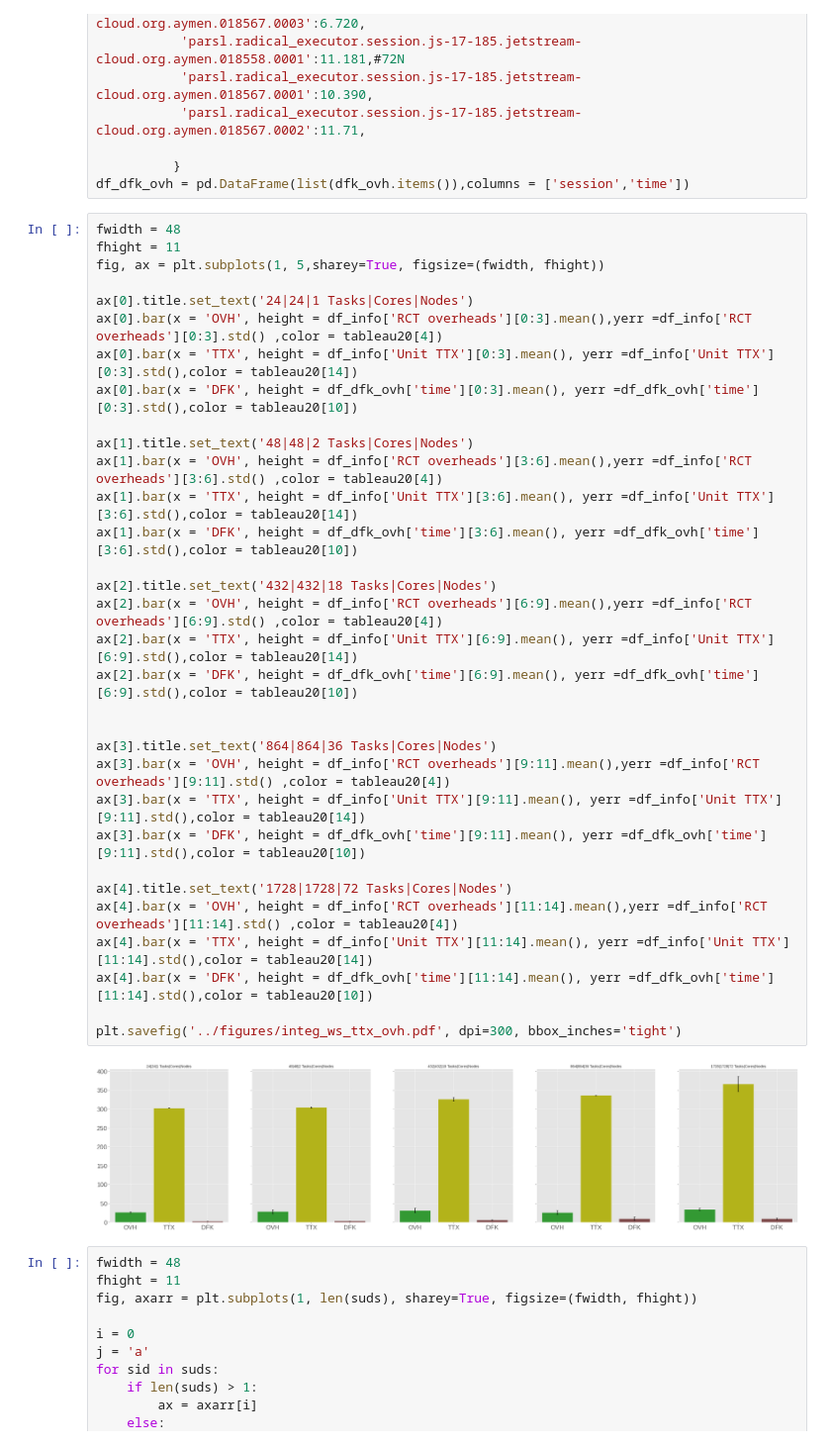
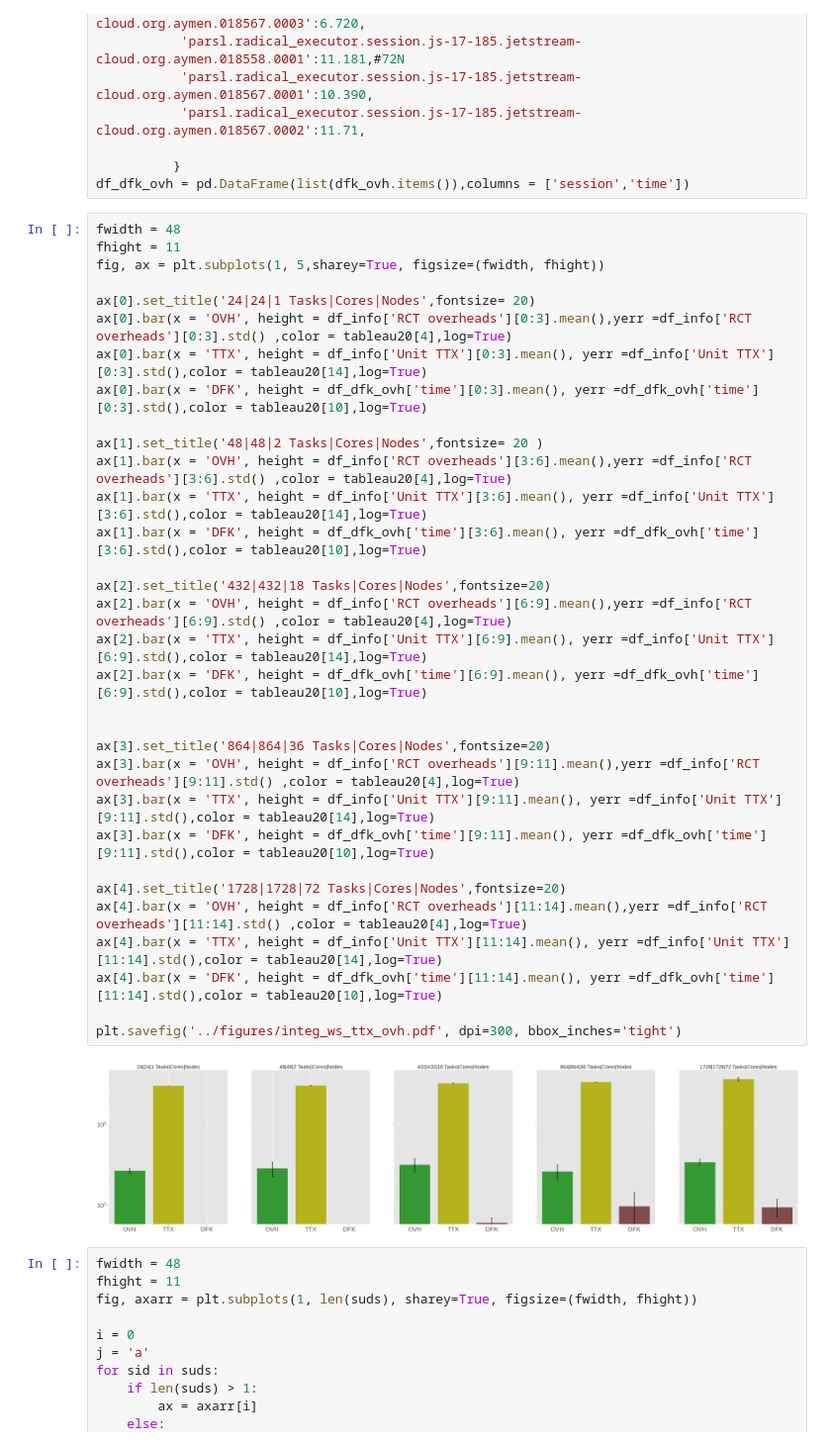
Before and after one commit to AymenFJA/Parsl-RP, a Jupyter notebook: integration/Notebook/Integration_Plots_WS.ipynb, the cells around one changed output. Shown: that part at 99% size. Saved outputs shown, nothing was run; the diff lists cells and outputs as text.

Commit message:
updating figures

```diff
--- a/integration/Notebook/Integration_Plots_WS.ipynb
+++ b/integration/Notebook/Integration_Plots_WS.ipynb
@@ -146,37 +146,37 @@ df_dfk_ovh = pd.DataFrame(list(dfk_ovh.items()),columns = ['session','time'])
 # %%
 fwidth = 48
 fhight = 11
 fig, ax = plt.subplots(1, 5,sharey=True, figsize=(fwidth, fhight))
 
-ax[0].title.set_text('24|24|1 Tasks|Cores|Nodes')
-ax[0].bar(x = 'OVH', height = df_info['RCT overheads'][0:3].mean(),yerr =df_info['RCT overheads'][0:3].std() ,color = tableau20[4])
-ax[0].bar(x = 'TTX', height = df_info['Unit TTX'][0:3].mean(), yerr =df_info['Unit TTX'][0:3].std(),color = tableau20[14])
-ax[0].bar(x = 'DFK', height = df_dfk_ovh['time'][0:3].mean(), yerr =df_dfk_ovh['time'][0:3].std(),color = tableau20[10])
+ax[0].set_title('24|24|1 Tasks|Cores|Nodes',fontsize= 20)
+ax[0].bar(x = 'OVH', height = df_info['RCT overheads'][0:3].mean(),yerr =df_info['RCT overheads'][0:3].std() ,color = tableau20[4],log=True)
+ax[0].bar(x = 'TTX', height = df_info['Unit TTX'][0:3].mean(), yerr =df_info['Unit TTX'][0:3].std(),color = tableau20[14],log=True)
+ax[0].bar(x = 'DFK', height = df_dfk_ovh['time'][0:3].mean(), yerr =df_dfk_ovh['time'][0:3].std(),color = tableau20[10],log=True)
 
-ax[1].title.set_text('48|48|2 Tasks|Cores|Nodes')
-ax[1].bar(x = 'OVH', height = df_info['RCT overheads'][3:6].mean(),yerr =df_info['RCT overheads'][3:6].std() ,color = tableau20[4])
-ax[1].bar(x = 'TTX', height = df_info['Unit TTX'][3:6].mean(), yerr =df_info['Unit TTX'][3:6].std(),color = tableau20[14])
-ax[1].bar(x = 'DFK', height = df_dfk_ovh['time'][3:6].mean(), yerr =df_dfk_ovh['time'][3:6].std(),color = tableau20[10])
+ax[1].set_title('48|48|2 Tasks|Cores|Nodes',fontsize= 20 )
+ax[1].bar(x = 'OVH', height = df_info['RCT overheads'][3:6].mean(),yerr =df_info['RCT overheads'][3:6].std() ,color = tableau20[4],log=True)
+ax[1].bar(x = 'TTX', height = df_info['Unit TTX'][3:6].mean(), yerr =df_info['Unit TTX'][3:6].std(),color = tableau20[14],log=True)
+ax[1].bar(x = 'DFK', height = df_dfk_ovh['time'][3:6].mean(), yerr =df_dfk_ovh['time'][3:6].std(),color = tableau20[10],log=True)
 
-ax[2].title.set_text('432|432|18 Tasks|Cores|Nodes')
-ax[2].bar(x = 'OVH', height = df_info['RCT overheads'][6:9].mean(),yerr =df_info['RCT overheads'][6:9].std() ,color = tableau20[4])
-ax[2].bar(x = 'TTX', height = df_info['Unit TTX'][6:9].mean(), yerr =df_info['Unit TTX'][6:9].std(),color = tableau20[14])
-ax[2].bar(x = 'DFK', height = df_dfk_ovh['time'][6:9].mean(), yerr =df_dfk_ovh['time'][6:9].std(),color = tableau20[10])
+ax[2].set_title('432|432|18 Tasks|Cores|Nodes',fontsize=20)
+ax[2].bar(x = 'OVH', height = df_info['RCT overheads'][6:9].mean(),yerr =df_info['RCT overheads'][6:9].std() ,color = tableau20[4],log=True)
+ax[2].bar(x = 'TTX', height = df_info['Unit TTX'][6:9].mean(), yerr =df_info['Unit TTX'][6:9].std(),color = tableau20[14],log=True)
+ax[2].bar(x = 'DFK', height = df_dfk_ovh['time'][6:9].mean(), yerr =df_dfk_ovh['time'][6:9].std(),color = tableau20[10],log=True)
 
 
-ax[3].title.set_text('864|864|36 Tasks|Cores|Nodes')
-ax[3].bar(x = 'OVH', height = df_info['RCT overheads'][9:11].mean(),yerr =df_info['RCT overheads'][9:11].std() ,color = tableau20[4])
-ax[3].bar(x = 'TTX', height = df_info['Unit TTX'][9:11].mean(), yerr =df_info['Unit TTX'][9:11].std(),color = tableau20[14])
-ax[3].bar(x = 'DFK', height = df_dfk_ovh['time'][9:11].mean(), yerr =df_dfk_ovh['time'][9:11].std(),color = tableau20[10])
+ax[3].set_title('864|864|36 Tasks|Cores|Nodes',fontsize=20)
+ax[3].bar(x = 'OVH', height = df_info['RCT overheads'][9:11].mean(),yerr =df_info['RCT overheads'][9:11].std() ,color = tableau20[4],log=True)
+ax[3].bar(x = 'TTX', height = df_info['Unit TTX'][9:11].mean(), yerr =df_info['Unit TTX'][9:11].std(),color = tableau20[14],log=True)
+ax[3].bar(x = 'DFK', height = df_dfk_ovh['time'][9:11].mean(), yerr =df_dfk_ovh['time'][9:11].std(),color = tableau20[10],log=True)
 
-ax[4].title.set_text('1728|1728|72 Tasks|Cores|Nodes')
-ax[4].bar(x = 'OVH', height = df_info['RCT overheads'][11:14].mean(),yerr =df_info['RCT overheads'][11:14].std() ,color = tableau20[4])
-ax[4].bar(x = 'TTX', height = df_info['Unit TTX'][11:14].mean(), yerr =df_info['Unit TTX'][11:14].std(),color = tableau20[14])
-ax[4].bar(x = 'DFK', height = df_dfk_ovh['time'][11:14].mean(), yerr =df_dfk_ovh['time'][11:14].std(),color = tableau20[10])
+ax[4].set_title('1728|1728|72 Tasks|Cores|Nodes',fontsize=20)
+ax[4].bar(x = 'OVH', height = df_info['RCT overheads'][11:14].mean(),yerr =df_info['RCT overheads'][11:14].std() ,color = tableau20[4],log=True)
+ax[4].bar(x = 'TTX', height = df_info['Unit TTX'][11:14].mean(), yerr =df_info['Unit TTX'][11:14].std(),color = tableau20[14],log=True)
+ax[4].bar(x = 'DFK', height = df_dfk_ovh['time'][11:14].mean(), yerr =df_dfk_ovh['time'][11:14].std(),color = tableau20[10],log=True)
 
 plt.savefig('../figures/integ_ws_ttx_ovh.pdf', dpi=300, bbox_inches='tight')
 # %% [output]
-[figure, old version]
+[figure, new version]
 # %%
 fwidth = 48
 fhight = 11
```
Also changed, not shown: 3 other files.
